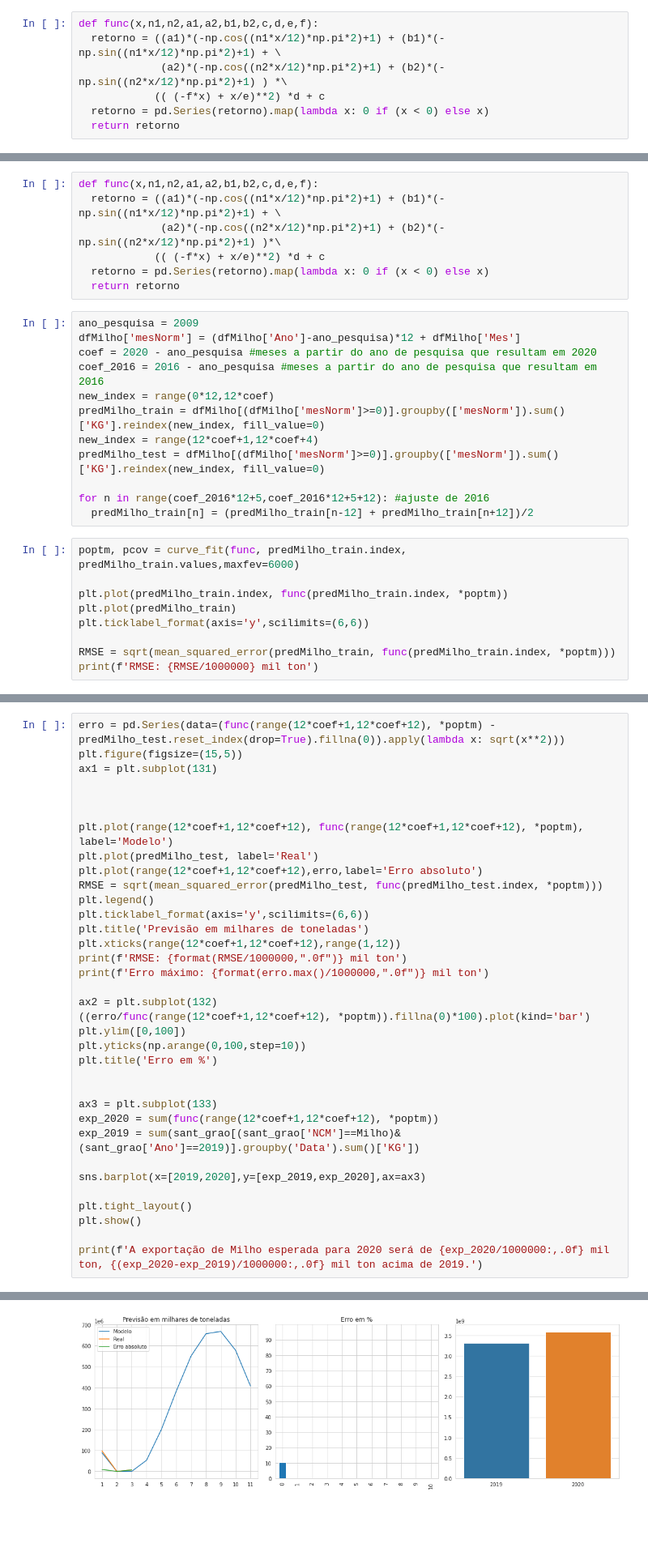
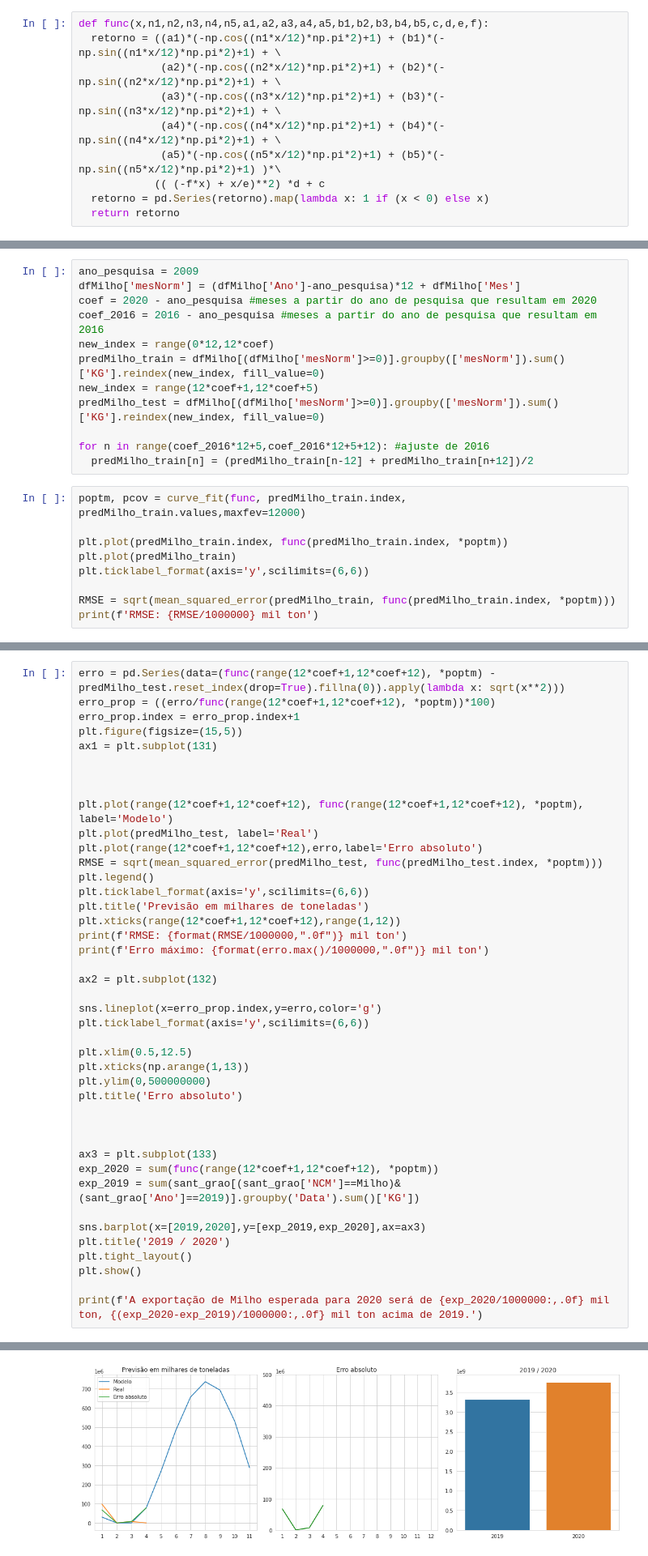
Before and after one commit to Trajanolc/Analise_Graos_Santarem, a Jupyter notebook: Analise_Exportação_Por_porto_Santarém.ipynb, the cells around one changed output, grey strips where cells are left out. Shown at 81% size. Cells and saved outputs as stored; diff of their text form; blank space fills up the shorter version.

```diff
--- a/Analise_Exportação_Por_porto_Santarém.ipynb
+++ b/Analise_Exportação_Por_porto_Santarém.ipynb
@@ -139,9 +201,12 @@ plt.show()
 # %%
-def func(x,n1,n2,a1,a2,b1,b2,c,d,e,f):
+def func(x,n1,n2,n3,n4,n5,a1,a2,a3,a4,a5,b1,b2,b3,b4,b5,c,d,e,f):
   retorno = ((a1)*(-np.cos((n1*x/12)*np.pi*2)+1) + (b1)*(-np.sin((n1*x/12)*np.pi*2)+1) + \
-             (a2)*(-np.cos((n2*x/12)*np.pi*2)+1) + (b2)*(-np.sin((n2*x/12)*np.pi*2)+1) ) *\
+             (a2)*(-np.cos((n2*x/12)*np.pi*2)+1) + (b2)*(-np.sin((n2*x/12)*np.pi*2)+1) + \
+             (a3)*(-np.cos((n3*x/12)*np.pi*2)+1) + (b3)*(-np.sin((n3*x/12)*np.pi*2)+1) + \
+             (a4)*(-np.cos((n4*x/12)*np.pi*2)+1) + (b4)*(-np.sin((n4*x/12)*np.pi*2)+1) + \
+             (a5)*(-np.cos((n5*x/12)*np.pi*2)+1) + (b5)*(-np.sin((n5*x/12)*np.pi*2)+1) )*\
             (( (-f*x) + x/e)**2) *d + c
-  retorno = pd.Series(retorno).map(lambda x: 0 if (x < 0) else x)
+  retorno = pd.Series(retorno).map(lambda x: 1 if (x < 0) else x)
   return retorno
 # %% [markdown]
 ##Soja
@@ -220,13 +286,6 @@ plt.tight_layout()
 [figure]
 # %% [markdown]
 A correção será feita entre o mês 05 de 2016 e 05 de 2017, pegando a média entre os anos anterior e posterior a aquele mês.
-# %%
-def func(x,n1,n2,a1,a2,b1,b2,c,d,e,f):
-  retorno = ((a1)*(-np.cos((n1*x/12)*np.pi*2)+1) + (b1)*(-np.sin((n1*x/12)*np.pi*2)+1) + \
-             (a2)*(-np.cos((n2*x/12)*np.pi*2)+1) + (b2)*(-np.sin((n2*x/12)*np.pi*2)+1) )*\
-            (( (-f*x) + x/e)**2) *d + c
-  retorno = pd.Series(retorno).map(lambda x: 0 if (x < 0) else x)
-  return retorno
 # %%
 ano_pesquisa = 2009
 dfMilho['mesNorm'] = (dfMilho['Ano']-ano_pesquisa)*12 + dfMilho['Mes']
@@ -234,13 +293,13 @@ coef = 2020 - ano_pesquisa #meses a partir do ano de pesquisa que resultam em 20
 coef_2016 = 2016 - ano_pesquisa #meses a partir do ano de pesquisa que resultam em 2016
 new_index = range(0*12,12*coef)
 predMilho_train = dfMilho[(dfMilho['mesNorm']>=0)].groupby(['mesNorm']).sum()['KG'].reindex(new_index, fill_value=0)
-new_index = range(12*coef+1,12*coef+4)
+new_index = range(12*coef+1,12*coef+5)
 predMilho_test = dfMilho[(dfMilho['mesNorm']>=0)].groupby(['mesNorm']).sum()['KG'].reindex(new_index, fill_value=0)
 
 for n in range(coef_2016*12+5,coef_2016*12+5+12): #ajuste de 2016
   predMilho_train[n] = (predMilho_train[n-12] + predMilho_train[n+12])/2
 # %%
-poptm, pcov = curve_fit(func, predMilho_train.index, predMilho_train.values,maxfev=6000)
+poptm, pcov = curve_fit(func, predMilho_train.index, predMilho_train.values,maxfev=12000)
 
 plt.plot(predMilho_train.index, func(predMilho_train.index, *poptm))
 plt.plot(predMilho_train)
@@ -254,5 +313,7 @@ RMSE: 74.42372162048565 mil ton
 # %%
 erro = pd.Series(data=(func(range(12*coef+1,12*coef+12), *poptm) - predMilho_test.reset_index(drop=True).fillna(0)).apply(lambda x: sqrt(x**2)))
+erro_prop = ((erro/func(range(12*coef+1,12*coef+12), *poptm))*100)
+erro_prop.index = erro_prop.index+1
 plt.figure(figsize=(15,5))
 ax1 = plt.subplot(131)
 
@@ -270,10 +331,15 @@ print(f'RMSE: {format(RMSE/1000000,".0f")} mil ton')
 print(f'Erro máximo: {format(erro.max()/1000000,".0f")} mil ton')
 
 ax2 = plt.subplot(132)
-((erro/func(range(12*coef+1,12*coef+12), *poptm)).fillna(0)*100).plot(kind='bar')
-plt.ylim([0,100])
-plt.yticks(np.arange(0,100,step=10))
-plt.title('Erro em %')
+
+sns.lineplot(x=erro_prop.index,y=erro,color='g')
+plt.ticklabel_format(axis='y',scilimits=(6,6))
+
+plt.xlim(0.5,12.5)
+plt.xticks(np.arange(1,13))
+plt.ylim(0,500000000)
+plt.title('Erro absoluto')
+
 
 
 ax3 = plt.subplot(133)
@@ -281,7 +347,7 @@ exp_2020 = sum(func(range(12*coef+1,12*coef+12), *poptm))
 exp_2019 = sum(sant_grao[(sant_grao['NCM']==Milho)&(sant_grao['Ano']==2019)].groupby('Data').sum()['KG'])
 
 sns.barplot(x=[2019,2020],y=[exp_2019,exp_2020],ax=ax3)
-
+plt.title('2019 / 2020')
 plt.tight_layout()
 plt.show()
 
@@ -292 +358 @@ Erro máximo: 9 mil ton
-[figure, old version]
+[figure, new version]
```
Also changed, not shown: parts of 28 cells of this notebook.
